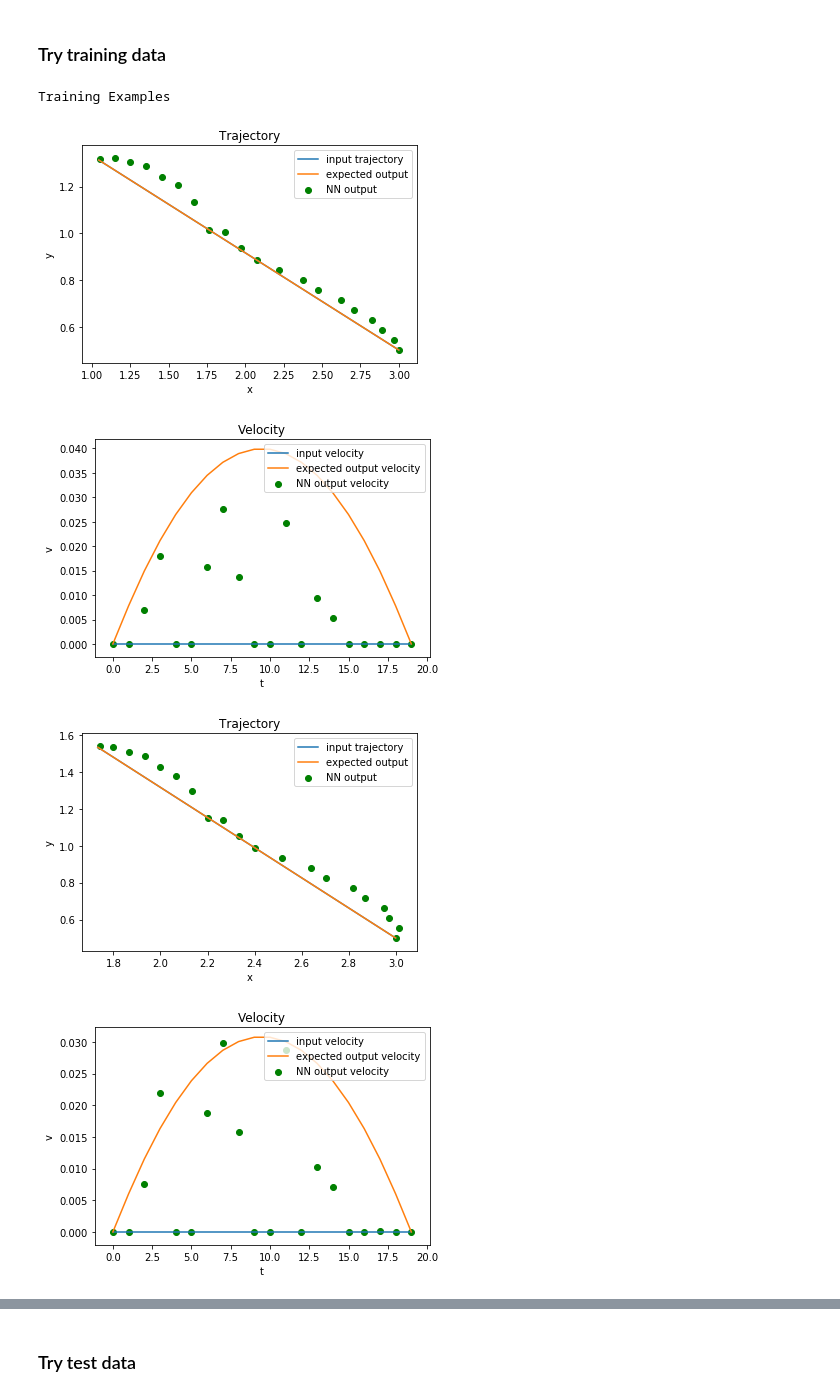
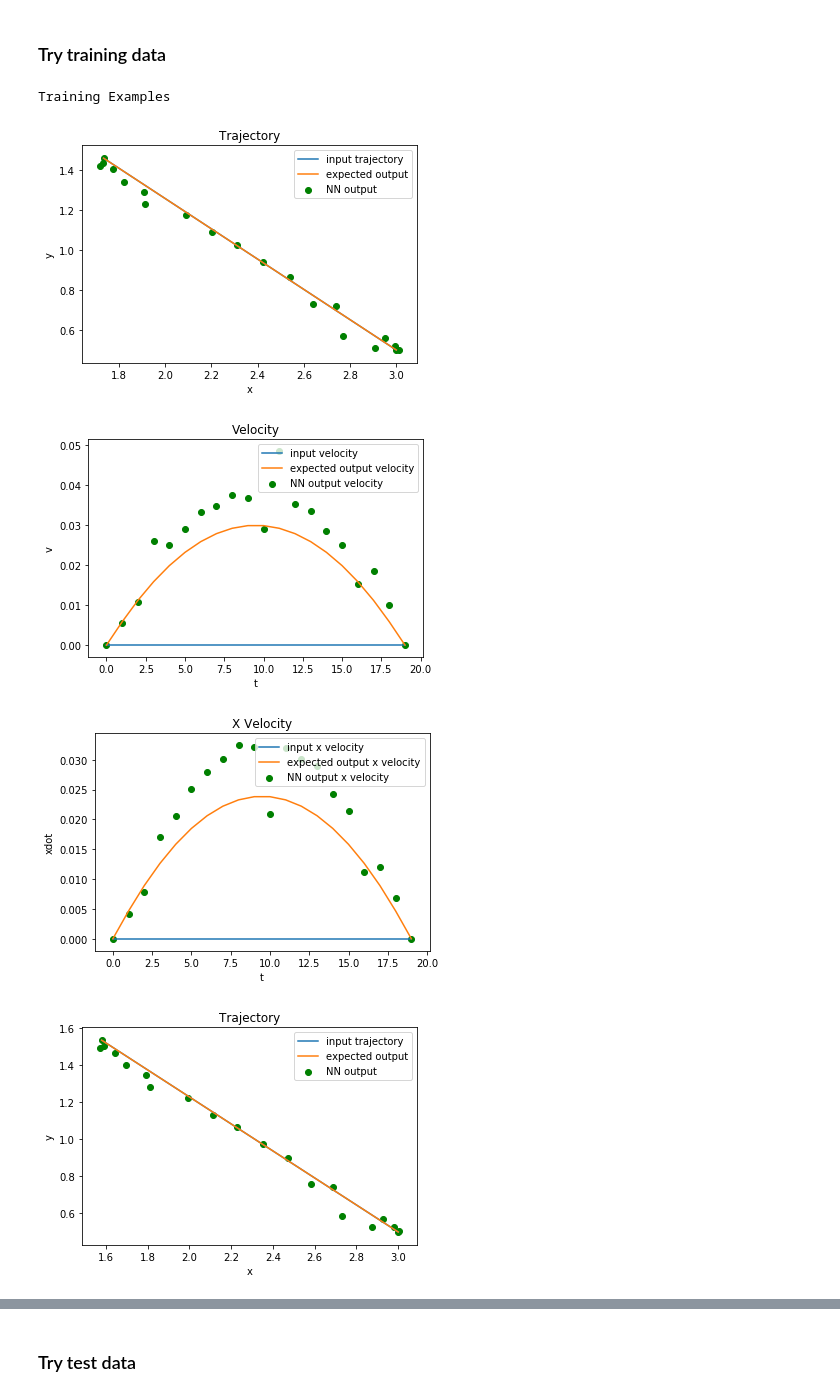
Before and after one commit to somritabanerjee/GuSTO.jl, a Jupyter notebook: examples/try_to_overfit_neural_network.ipynb, the cells around one changed output, grey strips where cells are left out. Drawn from its saved outputs; the diff is of its cells as text; code cells hidden in the pictures.

Commit message:
Normalized input and output

```diff
--- a/examples/try_to_overfit_neural_network.ipynb
+++ b/examples/try_to_overfit_neural_network.ipynb
@@ -152,20 +284,22 @@ SVG(model_to_dot(model, show_shapes=True, show_layer_names=False).create(prog='d
 # %% [markdown]
 ### Try training data
 # %%
-model = load_model('NoObstacleFirst3IterEndsInOKtf80ZeroFinVelOnly1IterBiggerNetwork.h5')
+# model = load_model('NoObstacleFirst3IterEndsInOKtf80ZeroFinVelOnly1IterBiggerNetwork.h5')
 (X_train, X_test, Y_train, Y_test) = loadData(["NoObstacleFirst3IterEndsInOKtf80ZeroFinVelOnly1Iter.jld2"], testRatio = 0.25, fieldNames = ["train_input_collected_first_only", "train_output_collected_first_only"])
 
-Idx = [94,78,257]
+Idx = [0,1,2]
 X_train_np_array=np.array(X_train)
 NN_output = model.predict(X_train_np_array[Idx])
+NN_output = NN_output*yRange + yMin
 # %%
 print("Training Examples")
 for NN_idx, train_idx in enumerate(Idx):
     plotTrajectoryInputExpectedAndNN(X_train[train_idx,:],Y_train[train_idx,:],NN_output[NN_idx,:])
     plotVelocitiesInputExpectedAndNN(X_train[train_idx,:],Y_train[train_idx,:],NN_output[NN_idx,:])
+    plotXVelocityInputExpectedAndNN(X_train[train_idx,:],Y_train[train_idx,:],NN_output[NN_idx,:])
 # %% [output]
 Training Examples
-[figure, old version]
+[figure, new version]
-[figure, old version]
+[figure, new version]
-[figure, old version]
+[figure, new version]
-[figure, old version]
+[figure, new version]
```
Also changed, not shown: parts of 10 cells of this notebook.
